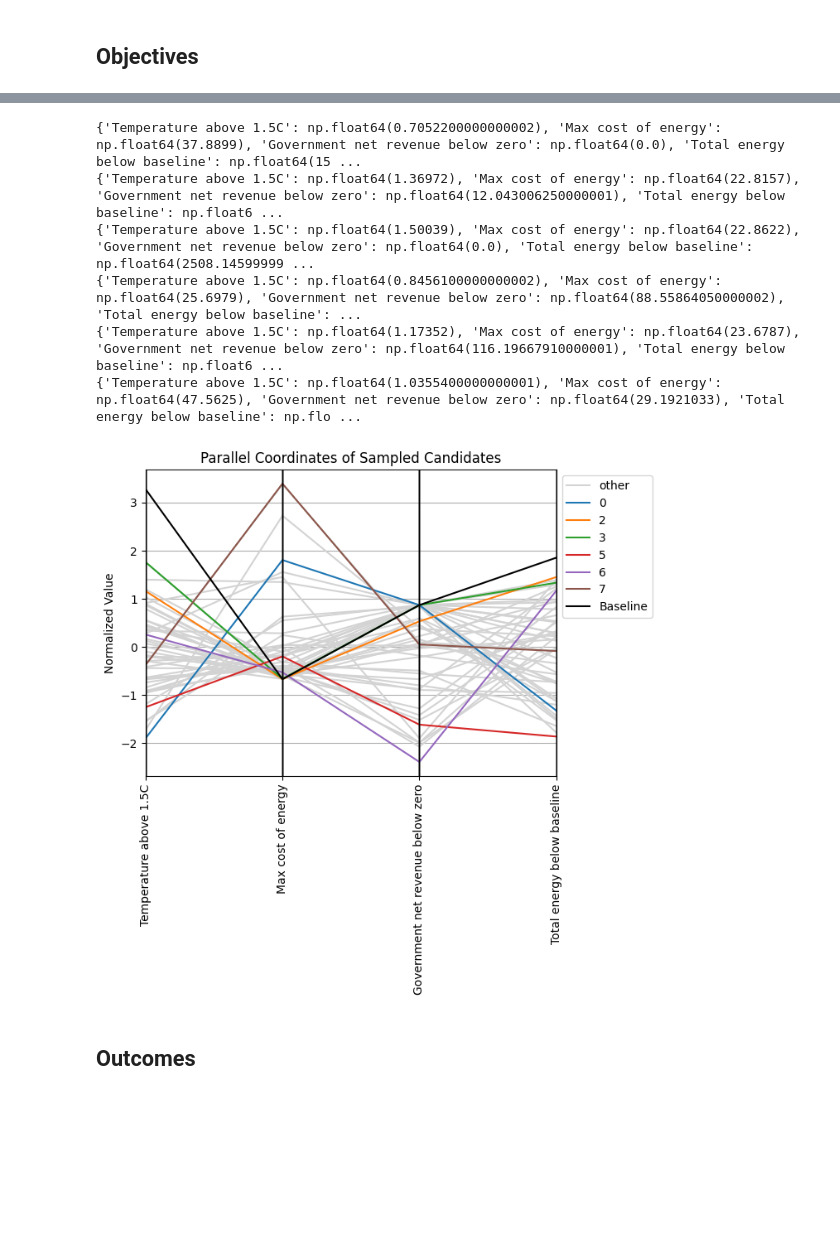
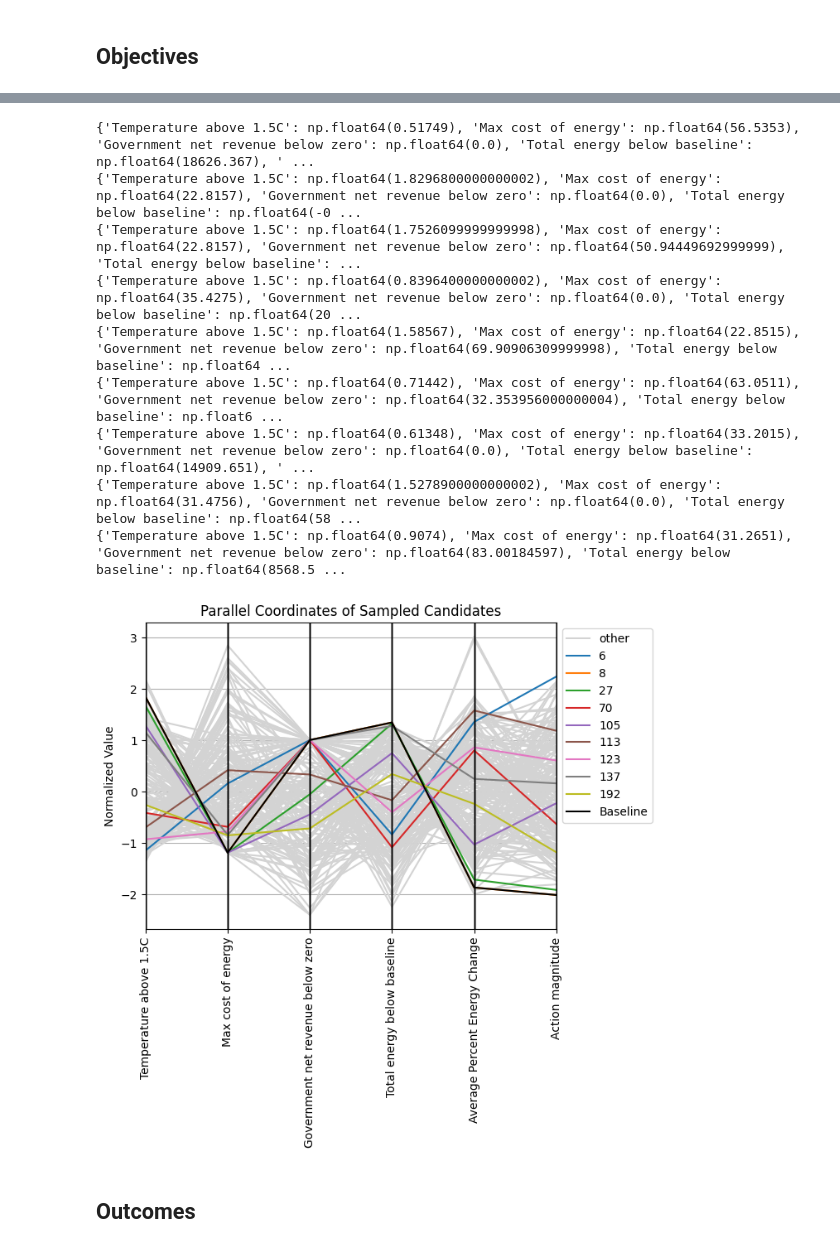
Before and after one commit to cognizant-ai-labs/en-roads-py, a Jupyter notebook: experiments/pymoo_analysis.ipynb, the cells around one changed output, grey strips where cells are left out. Saved outputs shown, nothing was run; the diff lists cells and outputs as text; code cells hidden in the pictures; blank space fills up the shorter version.

```diff
--- a/experiments/pymoo_analysis.ipynb
+++ b/experiments/pymoo_analysis.ipynb
@@ -15,14 +15,14 @@ from generate_url import actions_to_url
 # %% [markdown]
 ## Setup
 # %%
-save_path = "results/pymoo/firsttry"
+save_path = "results/pymoo/novelty"
 with open(save_path + "/config.json", 'r') as f:
     config = json.load(f)
 
 actions = config["actions"]
 outcomes = config["outcomes"]
 
-with open("results/pymoo/firsttry/results", 'rb') as f:
+with open(save_path + "/results", 'rb') as f:
     res = dill.load(f)
     print("Loaded Checkpoint:", res)
 
@@ -112,0 +131,12 @@ sample_idxs
+# %%
+def evenly_sample(lst, m):
+    middle = lst[1:-1]
+    step = len(middle) / (m-2)
+    sample = [middle[int(i * step)] for i in range(m-2)]
+    sample = [lst[0]] + sample + [lst[-1]]
+    return sample
+
+sort_col_idx = 5
+sample_idxs = evenly_sample(np.argsort(F[:,sort_col_idx]), 9)
+print(sample_idxs)
+print(F[sample_idxs])
@@ -113,5 +163,5 @@ sample_idxs
 # %%
-def plot_parallel_coordinates(F, outcomes, cand_idxs):
+def plot_parallel_coordinates(F, outcomes, cand_idxs, save_path=None):
     coords_dicts = []
     for cand_idx in range(F.shape[0]):
         results_dict = dict(zip(outcomes.keys(), F[cand_idx]))
@@ -147,16 +197,22 @@ def plot_parallel_coordinates(F, outcomes, cand_idxs):
     plt.xticks(rotation=90)
     plt.ylabel("Normalized Value")
     plt.title("Parallel Coordinates of Sampled Candidates")
+    if save_path:
+        plt.savefig(save_path, bbox_inches='tight', dpi=300)
+    plt.show()
 # %%
-plot_parallel_coordinates(F, outcomes, sample_idxs)
+plot_parallel_coordinates(F, outcomes, sample_idxs, save_path=save_path + "/parallel.png")
 # %% [output]
-{'Temperature above 1.5C': np.float64(0.7052200000000002), 'Max cost of energy': np.float64(37.8899), 'Government net revenue below zero': np.float64(0.0), 'Total energy below baseline': np.float64(15 ...
-{'Temperature above 1.5C': np.float64(1.36972), 'Max cost of energy': np.float64(22.8157), 'Government net revenue below zero': np.float64(12.043006250000001), 'Total energy below baseline': np.float6 ...
-{'Temperature above 1.5C': np.float64(1.50039), 'Max cost of energy': np.float64(22.8622), 'Government net revenue below zero': np.float64(0.0), 'Total energy below baseline': np.float64(2508.14599999 ...
-{'Temperature above 1.5C': np.float64(0.8456100000000002), 'Max cost of energy': np.float64(25.6979), 'Government net revenue below zero': np.float64(88.55864050000002), 'Total energy below baseline': ...
-{'Temperature above 1.5C': np.float64(1.17352), 'Max cost of energy': np.float64(23.6787), 'Government net revenue below zero': np.float64(116.19667910000001), 'Total energy below baseline': np.float6 ...
-{'Temperature above 1.5C': np.float64(1.0355400000000001), 'Max cost of energy': np.float64(47.5625), 'Government net revenue below zero': np.float64(29.1921033), 'Total energy below baseline': np.flo ...
+{'Temperature above 1.5C': np.float64(0.51749), 'Max cost of energy': np.float64(56.5353), 'Government net revenue below zero': np.float64(0.0), 'Total energy below baseline': np.float64(18626.367), ' ...
+{'Temperature above 1.5C': np.float64(1.8296800000000002), 'Max cost of energy': np.float64(22.8157), 'Government net revenue below zero': np.float64(0.0), 'Total energy below baseline': np.float64(-0 ...
+{'Temperature above 1.5C': np.float64(1.7526099999999998), 'Max cost of energy': np.float64(22.8157), 'Government net revenue below zero': np.float64(50.94449692999999), 'Total energy below baseline': ...
+{'Temperature above 1.5C': np.float64(0.8396400000000002), 'Max cost of energy': np.float64(35.4275), 'Government net revenue below zero': np.float64(0.0), 'Total energy below baseline': np.float64(20 ...
+{'Temperature above 1.5C': np.float64(1.58567), 'Max cost of energy': np.float64(22.8515), 'Government net revenue below zero': np.float64(69.90906309999998), 'Total energy below baseline': np.float64 ...
+{'Temperature above 1.5C': np.float64(0.71442), 'Max cost of energy': np.float64(63.0511), 'Government net revenue below zero': np.float64(32.353956000000004), 'Total energy below baseline': np.float6 ...
+{'Temperature above 1.5C': np.float64(0.61348), 'Max cost of energy': np.float64(33.2015), 'Government net revenue below zero': np.float64(0.0), 'Total energy below baseline': np.float64(14909.651), ' ...
+{'Temperature above 1.5C': np.float64(1.5278900000000002), 'Max cost of energy': np.float64(31.4756), 'Government net revenue below zero': np.float64(0.0), 'Total energy below baseline': np.float64(58 ...
+{'Temperature above 1.5C': np.float64(0.9074), 'Max cost of energy': np.float64(31.2651), 'Government net revenue below zero': np.float64(83.00184597), 'Total energy below baseline': np.float64(8568.5 ...
-[figure, old version]
+[figure, new version]
 # %% [markdown]
 ## Outcomes
 # %%
```
Also changed, not shown: parts of 10 cells of this notebook, 16 other files.
